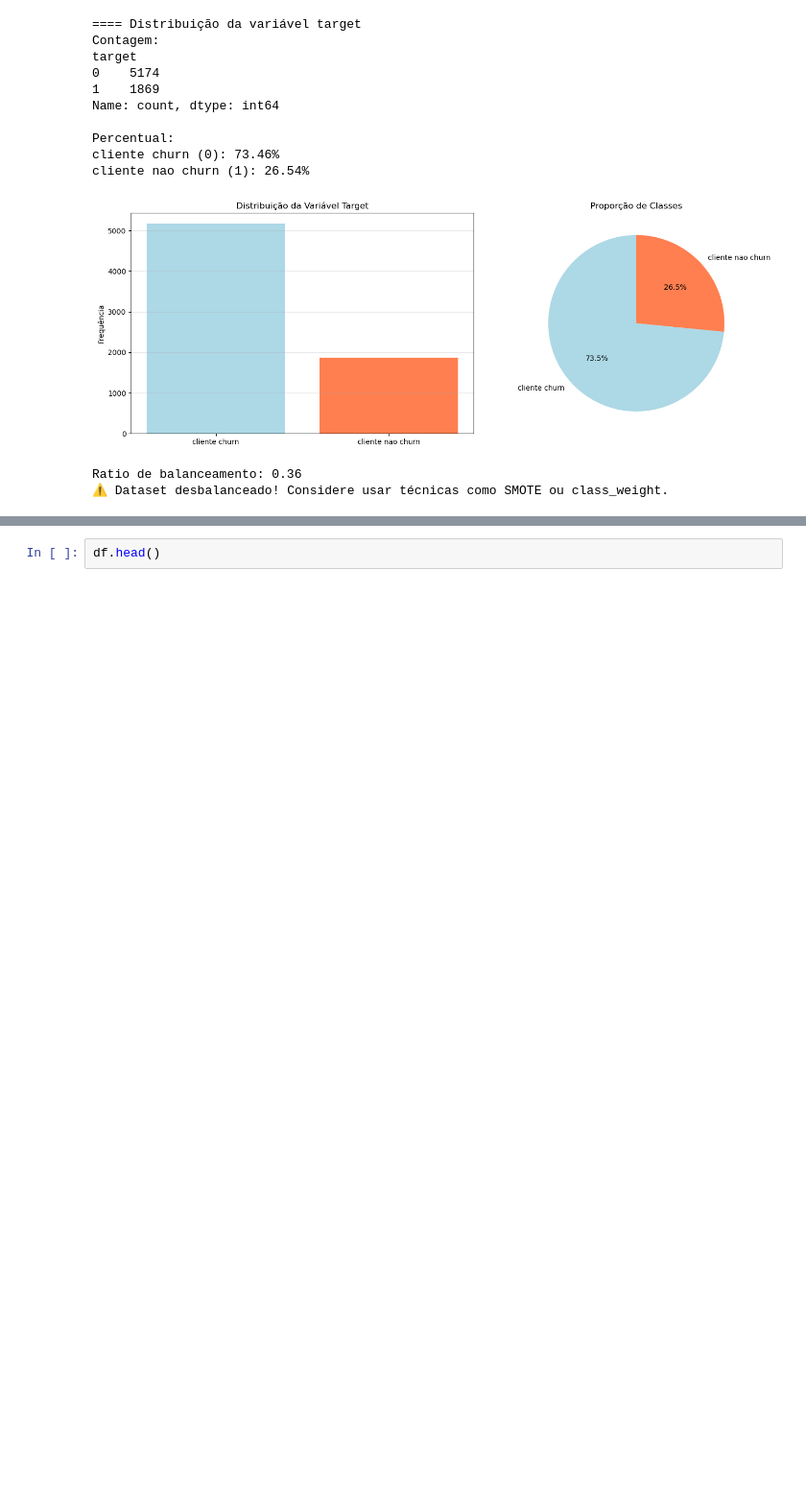
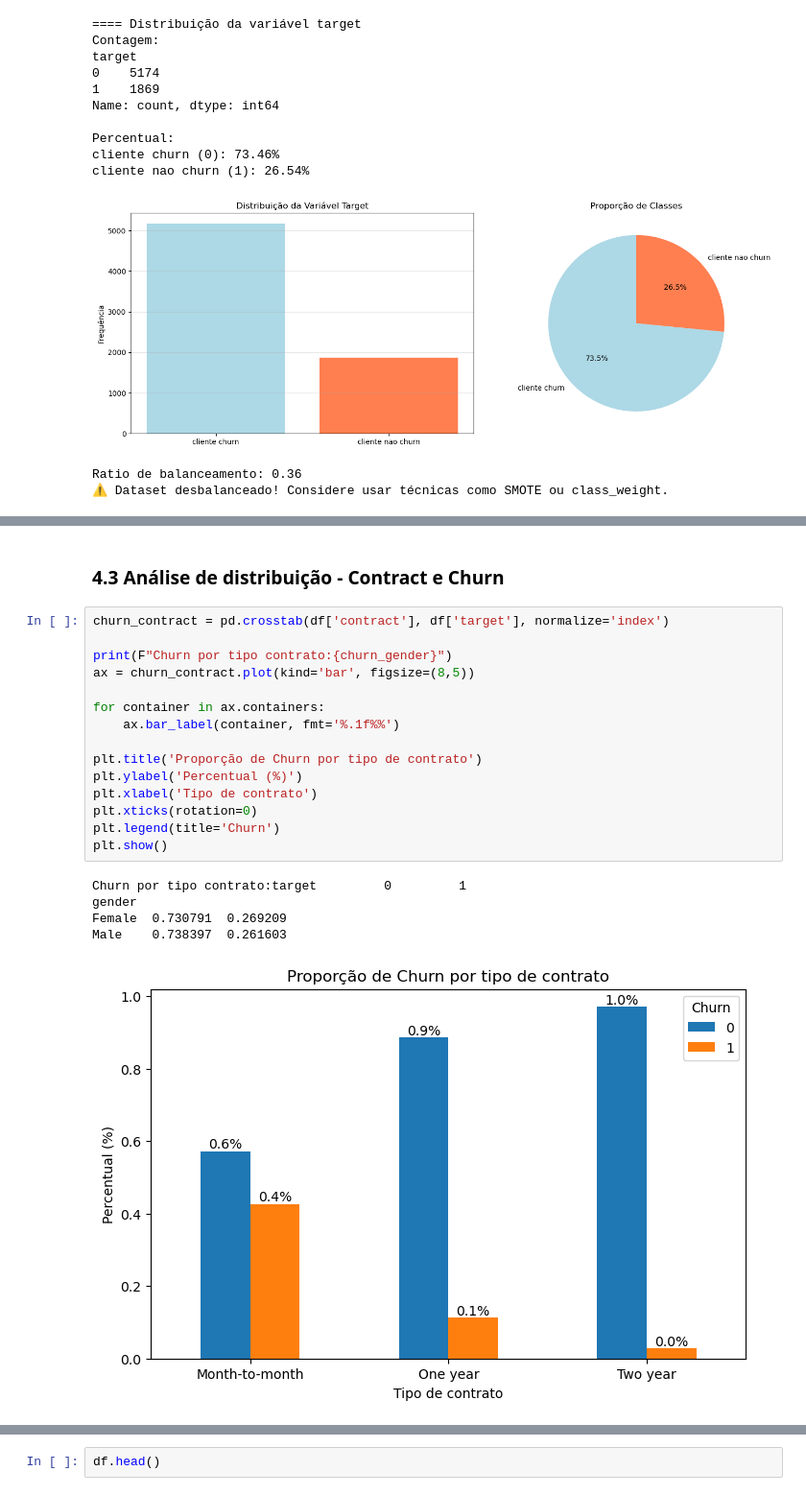
Before and after one commit to LaraGSilva/projeto-tech-challenge-churn, a Jupyter notebook: notebooks/EDA.ipynb, the cells around one changed output, grey strips where cells are left out. Shown at 96% size. Cells and saved outputs as stored; diff of their text form; blank space fills up the shorter version.

```diff
--- a/notebooks/EDA.ipynb
+++ b/notebooks/EDA.ipynb
@@ -252,0 +341,23 @@ Ratio de balanceamento: 0.36
+# %% [markdown]
+### 4.3 Análise de distribuição - Contract e Churn
+# %%
+churn_contract = pd.crosstab(df['contract'], df['target'], normalize='index')
+
+print(F"Churn por tipo contrato:{churn_gender}")
+ax = churn_contract.plot(kind='bar', figsize=(8,5))
+
+for container in ax.containers:
+    ax.bar_label(container, fmt='%.1f%%')
+
+plt.title('Proporção de Churn por tipo de contrato')
+plt.ylabel('Percentual (%)')
+plt.xlabel('Tipo de contrato')
+plt.xticks(rotation=0)
+plt.legend(title='Churn')
+plt.show()
+# %% [output]
+Churn por tipo contrato:target         0         1
+gender
+Female  0.730791  0.269209
+Male    0.738397  0.261603
+[figure, added]
```
Also changed, not shown: parts of 13 cells of this notebook, 8 other files.
